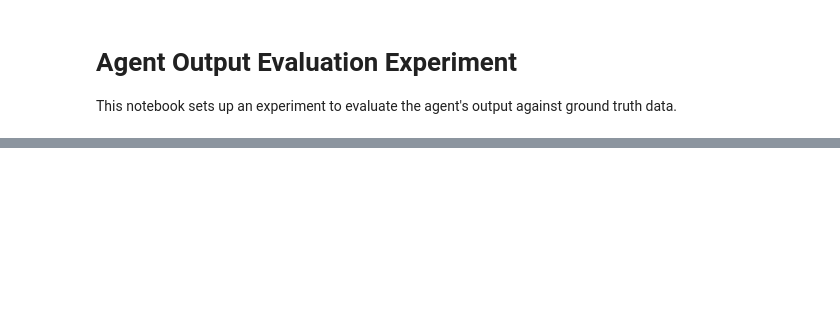
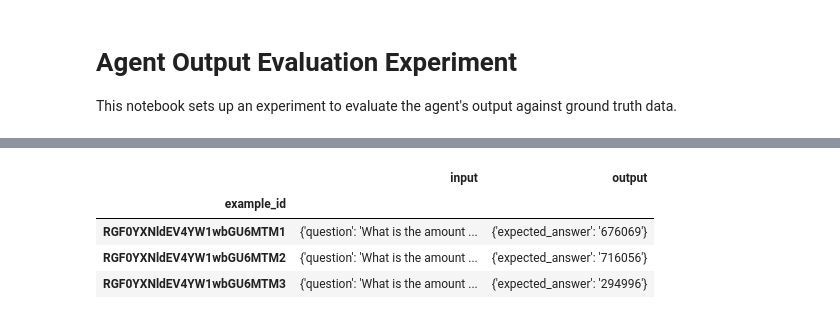
Before and after one commit to michaelmiscanuk/prototype3, a Jupyter notebook: evaluate_agent_output.ipynb, the cells around one changed output, grey strips where cells are left out. Drawn from its saved outputs; the diff is of its cells as text; code cells hidden in the pictures; blank space fills up the shorter version.

Commit message:
09_ Dataset Updates into Phoenix UI

```diff
--- a/evaluate_agent_output.ipynb
+++ b/evaluate_agent_output.ipynb
@@ -24,52 +24,63 @@ nest_asyncio.apply()
 # %%
 import pandas as pd
 import phoenix as px
-import uuid
 
 # Initialize Phoenix client
-px_client = px.Client()
+px_client = px.Client(warn_if_server_not_running=True)
 
 # Prepare test data
 agent_ground_truth = {
     "What is the amount of men in Prague at the end of Q3 2024?": "676069",
     "What is the amount of women in Prague at the end of Q3 2024?": "716056",
-    "What is the amount of women in Zlin region at the end of Q3 2024?": "294996"
+    "What is the amount of women in Zlin region at the end of Q3 2024?": "294996",
 }
 
-ground_truth_df = pd.DataFrame(agent_ground_truth.items(), columns=["question", "expected_answer"])
-
-# Define dataset name
+# Convert to DataFrame
+new_data_df = pd.DataFrame(agent_ground_truth.items(), columns=["question", "expected_answer"])
 dataset_name = "agent_output_evaluation"
 
-try:
-    # Try to get the existing dataset
-    dataset = px_client.get_dataset(name=dataset_name)
-    print("Using existing dataset.")
-    # Fetch existing data
-    existing_data = dataset.as_dataframe()  # Changed from to_dataframe() to as_dataframe()
-    # Check for duplicates and filter new data
-    new_data = ground_truth_df[~ground_truth_df['question'].isin(existing_data['question'])]
-    if not new_data.empty:
-        # Append only new data to the existing dataset
-        dataset = px_client.append_to_dataset(
-            dataset_name=dataset_name,
-            dataframe=new_data,
+# Function to handle dataset operations
+def get_or_create_dataset(client, name: str, data_df: pd.DataFrame):
+    """Get existing dataset or create new one"""
+    try:
+        # Try to get existing dataset
+        dataset = client.get_dataset(name=name)
+        print("Found existing dataset")
+        return dataset
+    except (ValueError, Exception):
+        # If any error (including not found), create new dataset
+        print("Creating new dataset")
+        return client.upload_dataset(
+            dataset_name=name,
+            dataframe=data_df,
             input_keys=["question"],
             output_keys=["expected_answer"]
         )
-        print("Dataset updated with new data.")
-    else:
-        print("No new data to append.")
-except Exception as e:
-    if "Dataset not found" in str(e):
-        # If dataset doesn't exist, create a new one
-        print("Dataset not found. Creating new dataset.")
-        dataset = px_client.upload_dataset(
-            dataframe=ground_truth_df,
+
+# Get or create dataset
+dataset = get_or_create_dataset(px_client, dataset_name, new_data_df)
+
+# If dataset exists, check for new records to append
+if dataset:
+    existing_df = dataset.as_dataframe()
+    current_questions = [row['input']['question'] for _, row in existing_df.iterrows()]
+
+    # Find new records
+    new_records = new_data_df[~new_data_df['question'].isin(current_questions)]
+
+    if len(new_records) > 0:
+        print(f"Appending {len(new_records)} new records")
+        dataset = px_client.append_to_dataset(
             dataset_name=dataset_name,
+            dataframe=new_records,
             input_keys=["question"],
             output_keys=["expected_answer"]
         )
     else:
-        print(f"Unexpected error: {e}")
+        print("No new records to append")
+
+# Show final state
+final_df = dataset.as_dataframe()
+print(f"\nFinal dataset has {len(final_df)} records")
+display(final_df)
 # %% [output]
@@ -77,3 +94,8 @@ Unexpected error: Failed to query dataset by name: agent_output_evaluation
+|  | input | output |
+| example_id |  |  |
+| RGF0YXNldEV4YW1wbGU6MTM1 | {'question': 'What is the amount ... | {'expected_answer': '676069'} |
+| RGF0YXNldEV4YW1wbGU6MTM2 | {'question': 'What is the amount ... | {'expected_answer': '716056'} |
+| RGF0YXNldEV4YW1wbGU6MTM3 | {'question': 'What is the amount ... | {'expected_answer': '294996'} |
 # %%
 def run_batch_analysis(example: Example) -> str:
     print(f"\n[DEBUG] Starting analysis for example: {example.input}")
```
Also changed, not shown: parts of 2 cells of this notebook.
